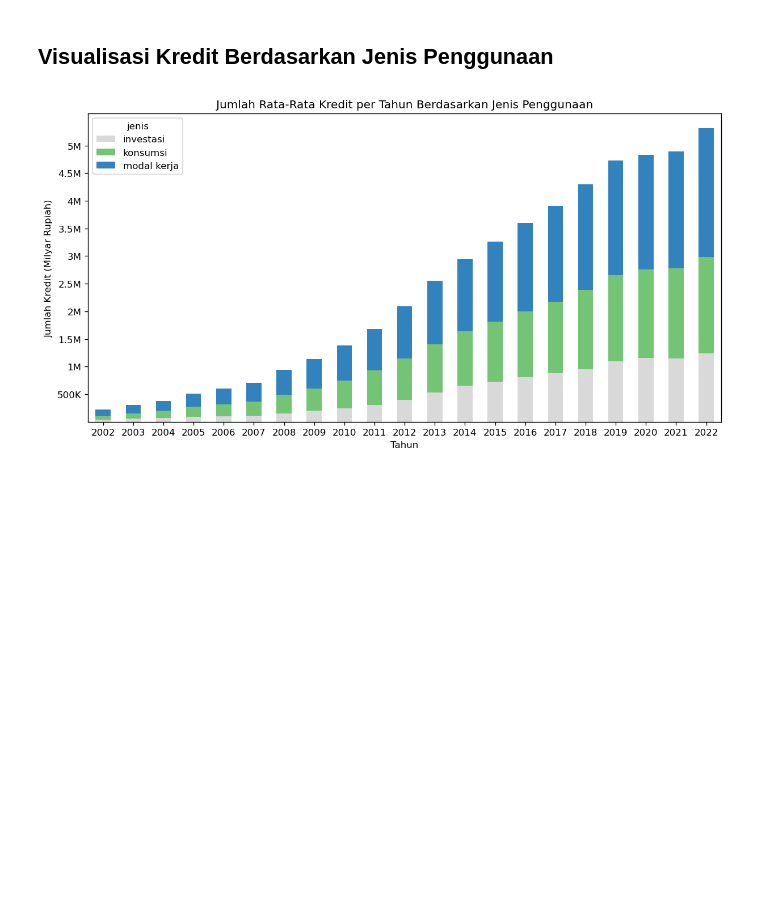
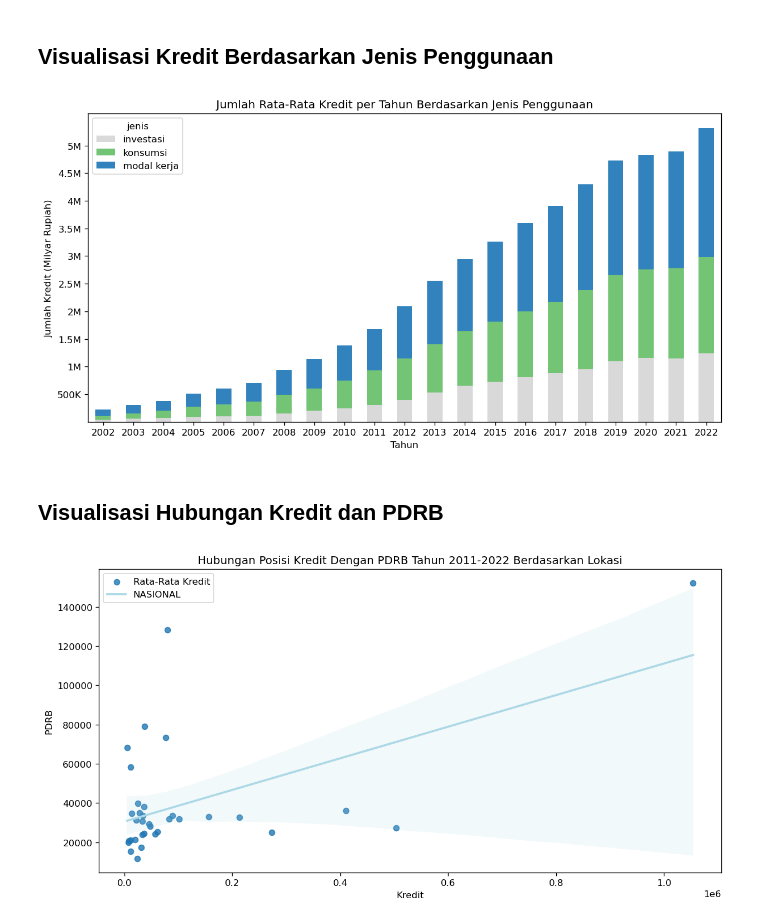
Before and after one commit to eddyref/Capstone_Project_TETRIS, a Jupyter notebook: Data Analysis.ipynb, the cells around one changed output. Cells and saved outputs as stored; diff of their text form; code cells hidden in the pictures; blank space fills up the shorter version.

```diff
--- a/Data Analysis.ipynb
+++ b/Data Analysis.ipynb
@@ -191,3 +212,74 @@ plt.xlabel('Tahun')
 plt.show()
 # %% [output]
 [figure]
+# %% [markdown]
+## Visualisasi Hubungan Kredit dan PDRB
+# %%
+# Figure Setting
+plt.rcParams['figure.dpi'] = 120
+plt.rcParams['figure.figsize'] = 12, 6
+
+# Input By User
+bydata = 'Agg'
+agg_method = lambda x: x.mean()
+
+# Data Prep
+pdrb_ver = pd.melt(pdrb, id_vars=['no', 'provinsi'],
+                   value_vars=[(2011+i) for i in range(12)],
+                   var_name = 'tahun',
+                   value_name = 'PDRB')
+kp['provinsi'] = kp['provinsi'].str.upper()
+kp_pdrb = pd.merge(kp[kp['tahun'] >= 2011].reset_index(),
+                   pdrb_ver[pdrb_ver['provinsi'] != 'NASIONAL'],
+                   on=['provinsi', 'tahun'])
+
+# Input Condition
+if bydata == 'Agg':
+    df = kp_pdrb.groupby('provinsi')[['kredit', 'PDRB']].mean()
+    # Plotting
+    sns.regplot(data= df,
+                x='kredit', y='PDRB',
+                label='Rata-Rata Kredit',
+                line_kws={'color':'lightblue', 'label':'NASIONAL'})
+
+    # Plot Setting
+    plt.title('Hubungan Posisi Kredit Dengan PDRB Tahun 2011-2022 Berdasarkan Lokasi')
+    plt.xlabel('Kredit')
+    plt.legend(loc='best')
+
+
+    plt.show()
+else:
+    df = kp_pdrb[kp_pdrb['provinsi'] == bydata]
+    # Plotting
+    sns.regplot(data=df,
+                x='kredit', y='PDRB',
+                line_kws={'color':'lightblue', 'label':bydata})
+    corr = df['kredit'].corr(kp_pdrb['PDRB'])
+
+    # Plot Setting
+    plt.title('Hubungan Posisi Kredit Dengan PDRB Tahun 2011-2022 Berdasarkan Lokasi')
+    plt.xlabel('Kredit')
+    plt.legend(loc='best')
+    plt.annotate(f'Correlation: {corr:.4f}', xy=(0.01, 0.9), xycoords='axes fraction')
+
+    txt = [plt.text(df['kredit'].values[0],
+                    df['PDRB'].values[0],
+                    df['tahun'].values[0],
+                    ha='left', va='bottom')]
+
+    for i in range(len(df)-1):
+        if (df['PDRB'].values[i] > df['PDRB'].values[i+1]) | (df['kredit'].values[i] > df['kredit'].values[i+1]):
+            txt.append(plt.text(df['kredit'].values[i+1],
+                                df['PDRB'].values[i+1],
+                                df['tahun'].values[i+1],
+                                ha='left', va='bottom', color='crimson'))
+        else:
+            txt.append(plt.text(df['kredit'].values[i+1],
+                                df['PDRB'].values[i+1],
+                                df['tahun'].values[i+1],
+                                ha='left', va='bottom'))
+    adjust_text(txt)
+    plt.show()
+# %% [output]
+[figure, added]
```
Also changed, not shown: parts of 7 cells of this notebook.
